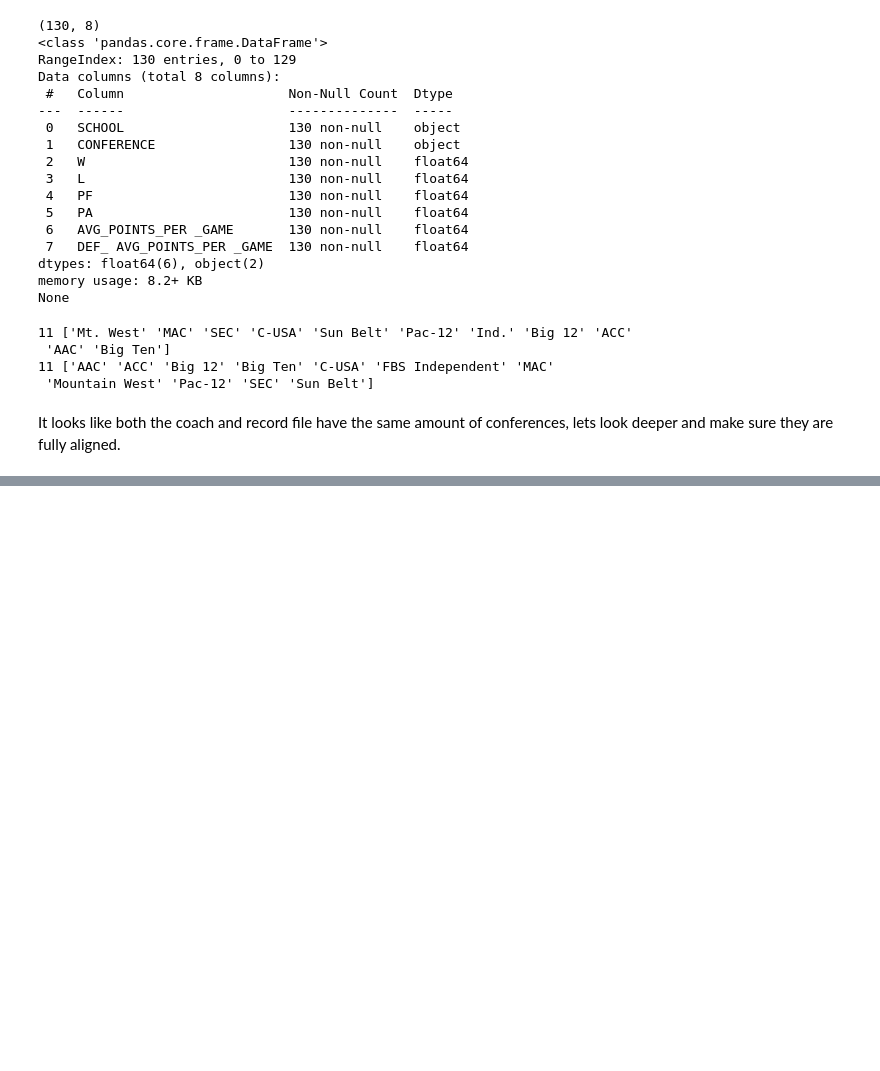
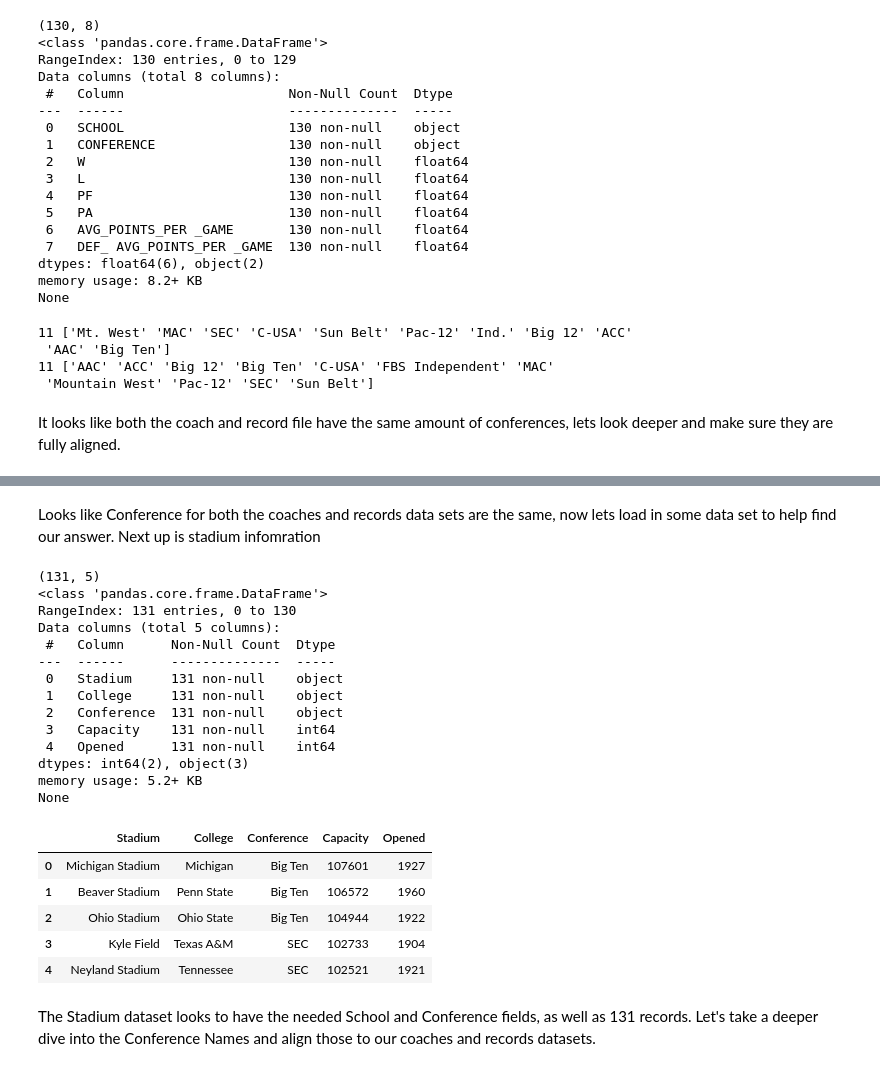
Before and after one commit to Champioa00/LAB1, a Jupyter notebook: Lab1Workingsession.ipynb, the cells around one changed output, grey strips where cells are left out. Saved outputs shown, nothing was run; the diff lists cells and outputs as text; code cells hidden in the pictures; blank space fills up the shorter version.

```diff
--- a/Lab1Workingsession.ipynb
+++ b/Lab1Workingsession.ipynb
@@ -200,0 +220,34 @@ recordsdf[recordsdf['CONFERENCE']=='FBS Independent']
+# %% [markdown]
+
+Looks like Conference for both the coaches and records data sets are the same, now lets load in some data set to help find our answer.  Next up is stadium infomration
+# %%
+## Load and Explore Stadium Dataset ##
+stadiumdf = pd.read_csv('https://raw.githubusercontent.com/Champioa00/LAB1/master/Stadium.csv')
+
+## Explore Stadium Data Frame ##
+print(stadiumdf.shape)
+print(stadiumdf.info())
+stadiumdf.head()
+# %% [output]
+(131, 5)
+<class 'pandas.core.frame.DataFrame'>
+RangeIndex: 131 entries, 0 to 130
+Data columns (total 5 columns):
+ #   Column      Non-Null Count  Dtype
+---  ------      --------------  -----
+ 0   Stadium     131 non-null    object
+ 1   College     131 non-null    object
+ 2   Conference  131 non-null    object
+ 3   Capacity    131 non-null    int64
+ 4   Opened      131 non-null    int64
+dtypes: int64(2), object(3)
+memory usage: 5.2+ KB
+None
+|  | Stadium | College | Conference | Capacity | Opened |
+| 0 | Michigan Stadium | Michigan | Big Ten | 107601 | 1927 |
+| 1 | Beaver Stadium | Penn State | Big Ten | 106572 | 1960 |
+| 2 | Ohio Stadium | Ohio State | Big Ten | 104944 | 1922 |
+| 3 | Kyle Field | Texas A&M | SEC | 102733 | 1904 |
+| 4 | Neyland Stadium | Tennessee | SEC | 102521 | 1921 |
+# %% [markdown]
+The Stadium dataset looks to have the needed School and Conference fields, as well as 131 records.  Let's take a deeper dive into the Conference Names and align those to our coaches and records datasets.
```
Also changed, not shown: parts of 6 cells of this notebook.
